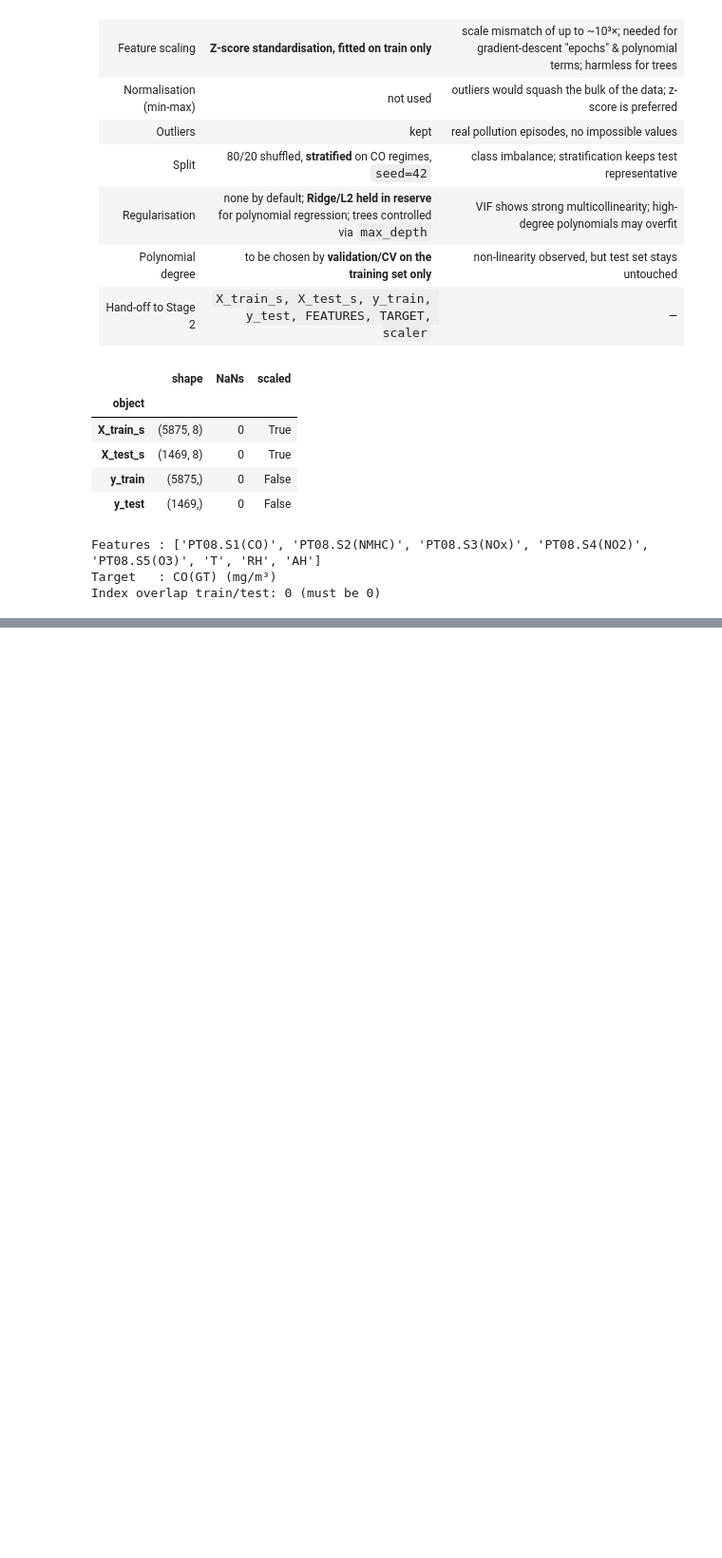
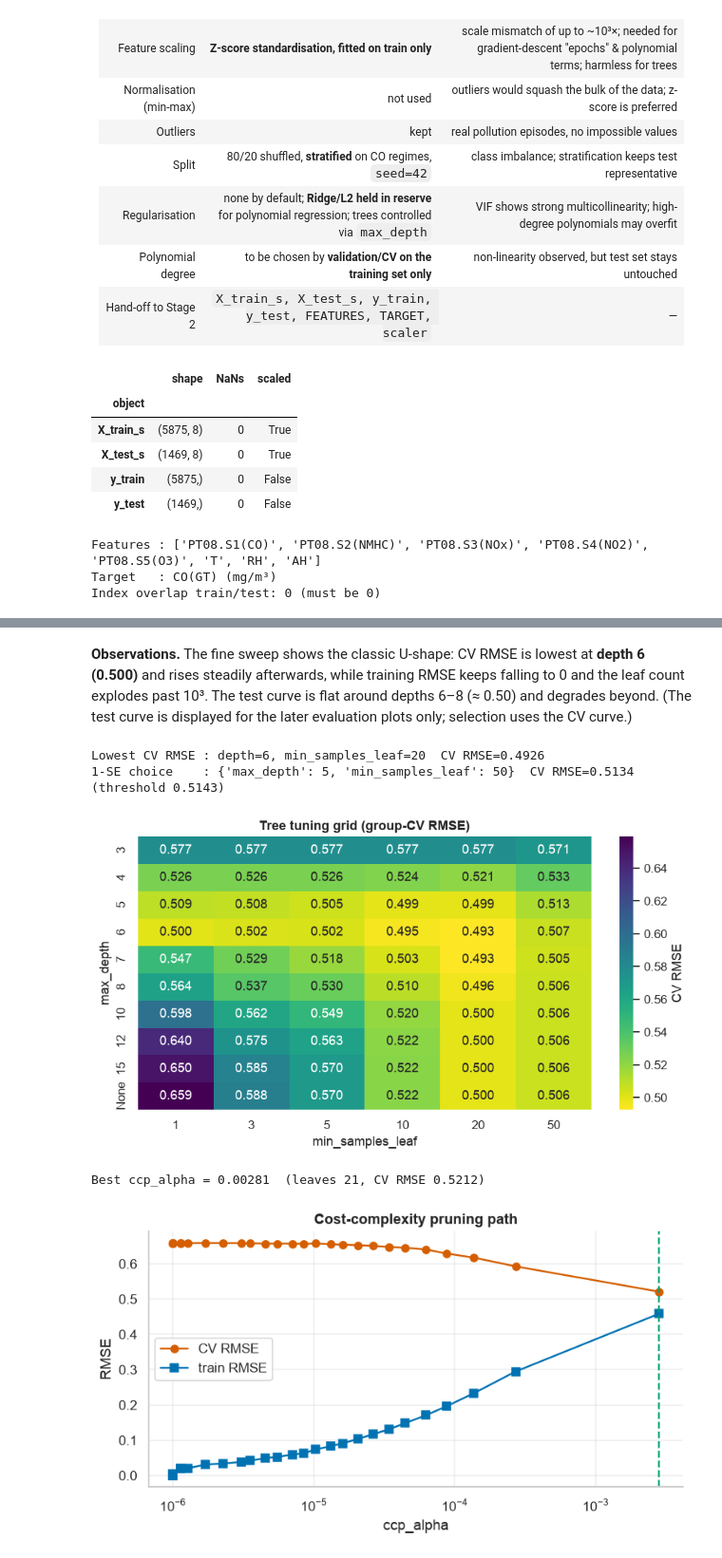
Before and after one commit to faheemgurkani/uci-air-quality-sensor-regression, a Jupyter notebook: src/notebooks/air_quality_regression.ipynb, the cells around one changed output, grey strips where cells are left out. Shown at 95% size. Cells and saved outputs as stored; diff of their text form; code cells hidden in the pictures; blank space fills up the shorter version.

```diff
--- a/src/notebooks/air_quality_regression.ipynb
+++ b/src/notebooks/air_quality_regression.ipynb
@@ -666,0 +1210,48 @@ Index overlap train/test: 0 (must be 0)
+# %% [markdown]
+**Observations.** The fine sweep shows the classic U-shape: CV RMSE is lowest at **depth 6 (0.500)** and rises steadily afterwards, while training RMSE keeps falling to 0 and the leaf count explodes past 10³. The test curve is flat around depths 6–8 (≈ 0.50) and degrades beyond. (The test curve is displayed for the later evaluation plots only; selection uses the CV curve.)
+# %%
+# --- joint tuning of max_depth x min_samples_leaf with group CV, then the 1-SE rule for a parsimonious tree
+grid = {"max_depth": [3, 4, 5, 6, 7, 8, 10, 12, 15, None], "min_samples_leaf": [1, 3, 5, 10, 20, 50]}
+gs = GridSearchCV(DecisionTreeRegressor(random_state=SEED), grid, cv=cv, scoring="neg_root_mean_squared_error", n_jobs=-1, return_train_score=True)
+gs.fit(X_train_s, y_train, groups=groups)
+P_ = gs.cv_results_["params"]
+G = pd.DataFrame({"max_depth": pd.Series([p["max_depth"] for p in P_], dtype=object), "min_samples_leaf": [p["min_samples_leaf"] for p in P_],
+                  "train_rmse": -gs.cv_results_["mean_train_score"], "cv_rmse": -gs.cv_results_["mean_test_score"], "cv_rmse_sd": gs.cv_results_["std_test_score"]})
+G["cv_rmse_se"] = G["cv_rmse_sd"] / np.sqrt(len(folds)); G["_d"] = G["max_depth"].map(lambda v: 99 if v is None else int(v))
+G["depth_lbl"] = G["max_depth"].map(lambda v: "None" if v is None else str(int(v)))
+best = G.loc[G["cv_rmse"].idxmin()]
+simple = G[G["cv_rmse"] <= best["cv_rmse"] + best["cv_rmse_se"]].sort_values(["_d", "min_samples_leaf"], ascending=[True, False]).iloc[0]
+TREE_BEST = {"max_depth": None if simple["_d"] == 99 else int(simple["_d"]), "min_samples_leaf": int(simple["min_samples_leaf"])}
+print(f"Lowest CV RMSE : depth={best['depth_lbl']}, min_samples_leaf={int(best['min_samples_leaf'])}  CV RMSE={best['cv_rmse']:.4f}")
+print(f"1-SE choice    : {TREE_BEST}  CV RMSE={simple['cv_rmse']:.4f} (threshold {best['cv_rmse'] + best['cv_rmse_se']:.4f})")
+
+piv = G.pivot(index="depth_lbl", columns="min_samples_leaf", values="cv_rmse").loc[["None" if v is None else str(v) for v in grid["max_depth"]]]
+plt.figure(figsize=(8, 4.5)); sns.heatmap(piv, annot=True, fmt=".3f", cmap="viridis_r", cbar_kws={"label": "CV RMSE"}); plt.title("Tree tuning grid (group-CV RMSE)")
+plt.xlabel("min_samples_leaf"); plt.ylabel("max_depth"); plt.tight_layout(); plt.show()
+
+N_TREE_T = "Tree | tuned (CV, 1-SE)"
+m, t = timed_fit(DecisionTreeRegressor(**TREE_BEST, random_state=SEED), X_train_s, y_train)
+evaluate(N_TREE_T, m, "Decision Tree", str(TREE_BEST), t, complexity=m.get_n_leaves())
+RESULTS[N_TREE_T].update({"depth_actual": m.get_depth(), "n_leaves": m.get_n_leaves(), **dict(cv_eval(DecisionTreeRegressor(**TREE_BEST, random_state=SEED)))})
+
+# --- cost-complexity pruning as an alternative regulariser
+full = DecisionTreeRegressor(random_state=SEED).fit(X_train_s, y_train)
+path = full.cost_complexity_pruning_path(X_train_s, y_train)
+cand = np.unique(np.quantile(path.ccp_alphas[:-1], np.linspace(0, 0.995, 30)))
+ccp = pd.DataFrame([{"ccp_alpha": a, **cv_eval(DecisionTreeRegressor(ccp_alpha=a, random_state=SEED)),
+                     "n_leaves": DecisionTreeRegressor(ccp_alpha=a, random_state=SEED).fit(X_train_s, y_train).get_n_leaves()} for a in cand])
+best_c = ccp.loc[ccp["cv_rmse"].idxmin()]; CCP_BEST = float(best_c["ccp_alpha"])
+print(f"Best ccp_alpha = {CCP_BEST:.5f}  (leaves {int(best_c['n_leaves'])}, CV RMSE {best_c['cv_rmse']:.4f})")
+fig, ax = plt.subplots(figsize=(7, 4)); ax.semilogx(ccp["ccp_alpha"].clip(lower=1e-6), ccp["cv_rmse"], marker="o", color=RED, label="CV RMSE")
+ax.semilogx(ccp["ccp_alpha"].clip(lower=1e-6), ccp["cv_train_rmse"], marker="s", color=BLUE, label="train RMSE"); ax.axvline(max(CCP_BEST, 1e-6), color=GREEN, ls="--")
+ax.set_xlabel("ccp_alpha"); ax.set_ylabel("RMSE"); ax.set_title("Cost-complexity pruning path"); ax.legend(); plt.tight_layout(); plt.show()
+N_TREE_P = "Tree | pruned (ccp, CV)"
+m, t = timed_fit(DecisionTreeRegressor(ccp_alpha=CCP_BEST, random_state=SEED), X_train_s, y_train)
+evaluate(N_TREE_P, m, "Decision Tree", f"ccp_alpha={CCP_BEST:.5f}", t, complexity=m.get_n_leaves())
+RESULTS[N_TREE_P].update({"depth_actual": m.get_depth(), "n_leaves": m.get_n_leaves(), **dict(cv_eval(DecisionTreeRegressor(ccp_alpha=CCP_BEST, random_state=SEED)))})
+# %% [output]
+Lowest CV RMSE : depth=6, min_samples_leaf=20  CV RMSE=0.4926
+1-SE choice    : {'max_depth': 5, 'min_samples_leaf': 50}  CV RMSE=0.5134 (threshold 0.5143)
+[figure, added]
+Best ccp_alpha = 0.00281  (leaves 21, CV RMSE 0.5212)
+[figure, added]
```
Also changed, not shown: parts of 55 cells of this notebook, 2 other files.
